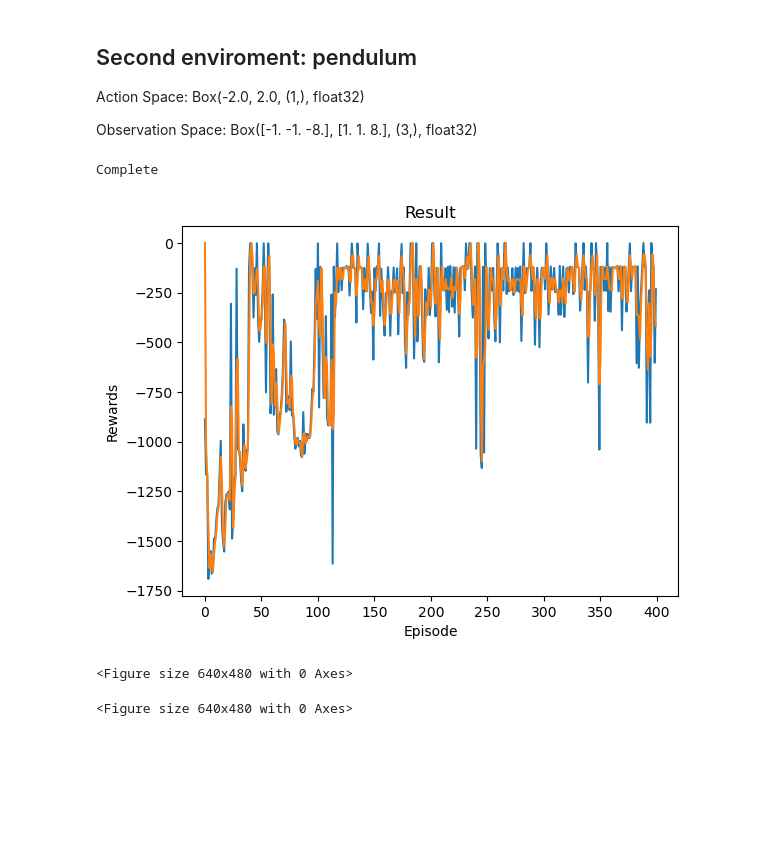
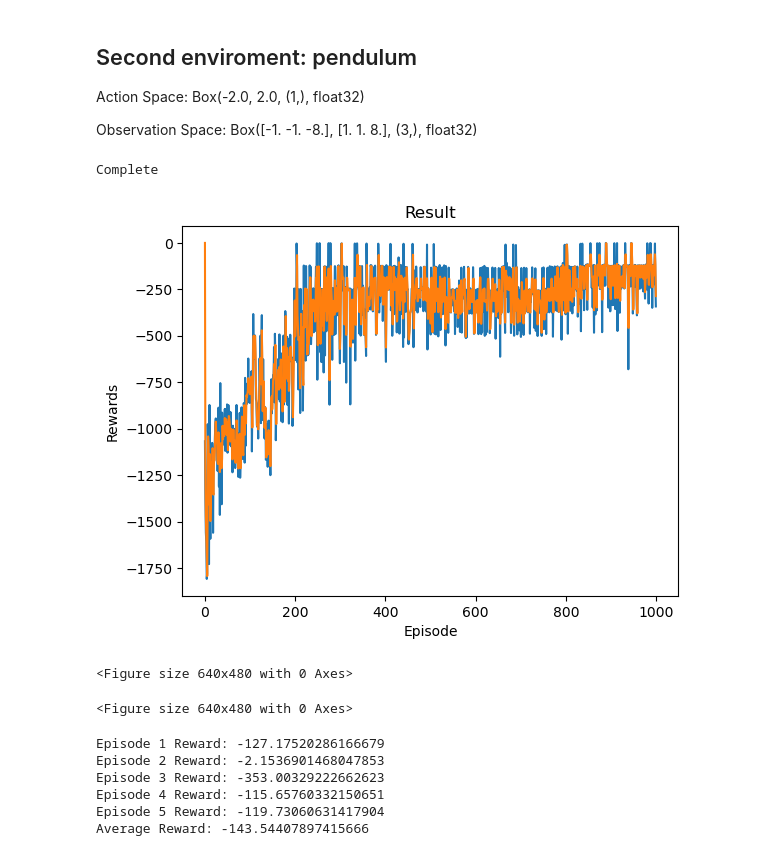
Before and after one commit to AndyPiantoni/ReinforceUs, a Jupyter notebook: DQN_cleaned.ipynb, the cells around one changed output. Saved outputs shown, nothing was run; the diff lists cells and outputs as text; code cells hidden in the pictures; blank space fills up the shorter version.

Commit message:
trained_V2

```diff
--- a/DQN_cleaned.ipynb
+++ b/DQN_cleaned.ipynb
@@ -84,10 +84,10 @@ Notes: <br>
 BATCH_SIZE = 128
 CAPACITY = 10000 # Capacity of Replay Memory Buffer
 GAMMA = 0.99
-EPS_START = 0.9 # Epsilon Greedy with decay rate based on steps taken for exploration
-EPS_END = 0.05
+eps_start = 0.9 # Epsilon Greedy with decay rate based on steps taken for exploration
+eps_end = 0.05
 # EPS_DECAY = 1000
-EPS_DECAY = 5000
+eps_decay = 1000 # Epsilon Greedy decay rate, varaible to be modified for each case
 TAU = 0.005 # Instead of doing a hard update from the policy network to the target network, we do a soft update every iteration
 LR = 1e-4
 
@@ -131,8 +131,8 @@ class DQN(nn.Module):
 def select_action(env, policy_net, state, actions, cts = False, explore=True):
     global steps_done
     sample = random.random()
-    eps_threshold = EPS_END + (EPS_START - EPS_END) * \
-        math.exp(-1. * steps_done / EPS_DECAY)
+    eps_threshold = eps_end + (eps_start - eps_end) * \
+        math.exp(-1. * steps_done / eps_decay)
     steps_done += 1
     if not explore:
         eps_threshold = 0
@@ -338,6 +338,10 @@ env = gym.make("MountainCar-v0")
 steps_done = 0
 episode_durations = []
 rewards_list = []
+
+eps_decay = 50000 # Mountain-car needs alot of exploration as only the target state gives a different reward
+eps_start = 0.9 # Epsilon Greedy with decay rate based on steps taken for exploration
+eps_end = 0.05
 
 # Get the number of state observations
 state, info = env.reset()
@@ -354,7 +358,7 @@ memory = ReplayMemory(CAPACITY)
 if torch.cuda.is_available(): # If GPU is available
     num_episodes = 600
 else:
-    num_episodes = 400
+    num_episodes = 1000
 
 # call the train_function, move everything below into callable functions
 
@@ -406,35 +410,37 @@ env = gym.make("Pendulum-v1")
 steps_done = 0
 episode_durations = []
 rewards_list = []
+
+eps_decay = 50000 # Pendulum needs less exploration
 
 # Discretized Action Space
 action_range = (env.action_space.low[0], env.action_space.high[0])
 n_actions = 10
 actions = np.linspace(action_range[0], action_range[1], n_actions)
 
 # Get the number of state observations
 state, info = env.reset()
 n_observations = len(state)
 
 policy_net = DQN(n_observations, n_actions).to(device)
 target_net = DQN(n_observations, n_actions).to(device)
 target_net.load_state_dict(policy_net.state_dict())
 
 optimizer = optim.AdamW(policy_net.parameters(), lr=LR, amsgrad=True)
 memory = ReplayMemory(CAPACITY)
 
 if torch.cuda.is_available(): # If GPU is available
     num_episodes = 600
 else:
-    num_episodes = 400
+    num_episodes = 1000
 
 # call the train_function, move everything below into callable functions
 
 train_model(env, num_episodes, policy_net, target_net, memory, optimizer, actions, device, cts=True)
 torch.save(policy_net.state_dict(), f"DQN_target_net_Pendulum.pt") # look at what to save in the end
 # %% [output]
 Complete
-[figure, old version]
+[figure, new version]
 <Figure size 640x480 with 0 Axes>
 <Figure size 640x480 with 0 Axes>
 # %%
@@ -468,3 +474,29 @@ for t in count():
         break
     state = torch.tensor(observation, dtype=torch.float32, device=device).unsqueeze(0)
 env.close()
+# %%
+env = gym.make("Pendulum-v1")
+all_reward = []
+for i in range(5):
+    # run trained model and print average reward over the 5 episodes
+    state, info = env.reset()
+    state = torch.tensor(state, dtype=torch.float32, device=device).unsqueeze(0)
+    total_reward = 0
+    for t in count():
+        action = select_action(env, target_net, state, actions, cts=True, explore=False)
+        observation, reward, terminated, truncated, _ = env.step([actions[action.item()]])
+        total_reward += reward
+        if terminated or truncated:
+            all_reward.append(total_reward)
+            break
+        state = torch.tensor(observation, dtype=torch.float32, device=device).unsqueeze(0)
+    print(f"Episode {i+1} Reward: {total_reward}")
+env.close()
+print(f"Average Reward: {sum(all_reward)/len(all_reward)}")
+# %% [output]
+Episode 1 Reward: -127.17520286166679
+Episode 2 Reward: -2.1536901468047853
+Episode 3 Reward: -353.00329222662623
+Episode 4 Reward: -115.65760332150651
+Episode 5 Reward: -119.73060631417904
+Average Reward: -143.54407897415666
```
Also changed, not shown: parts of 3 cells of this notebook, 2 other files.
